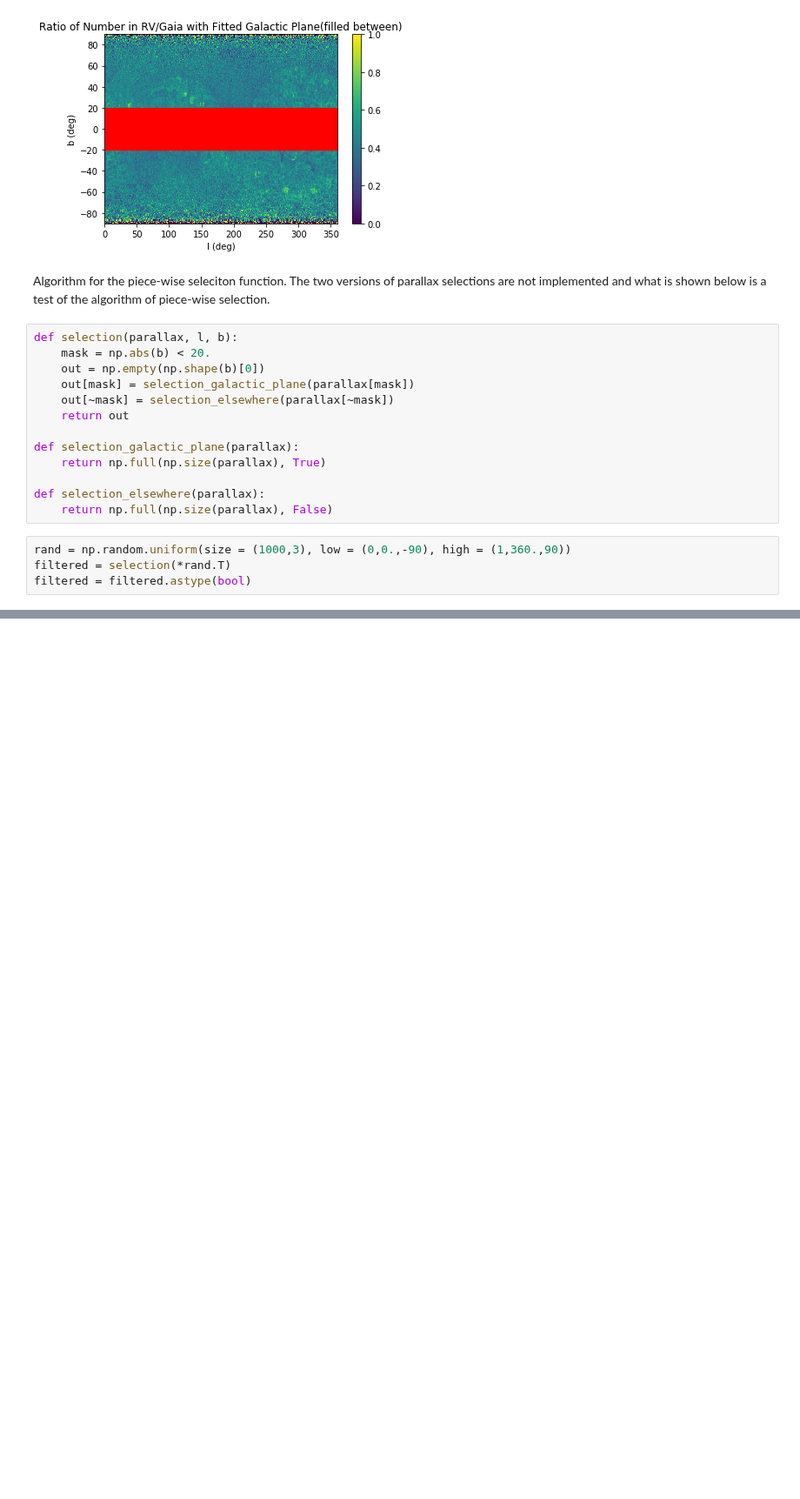
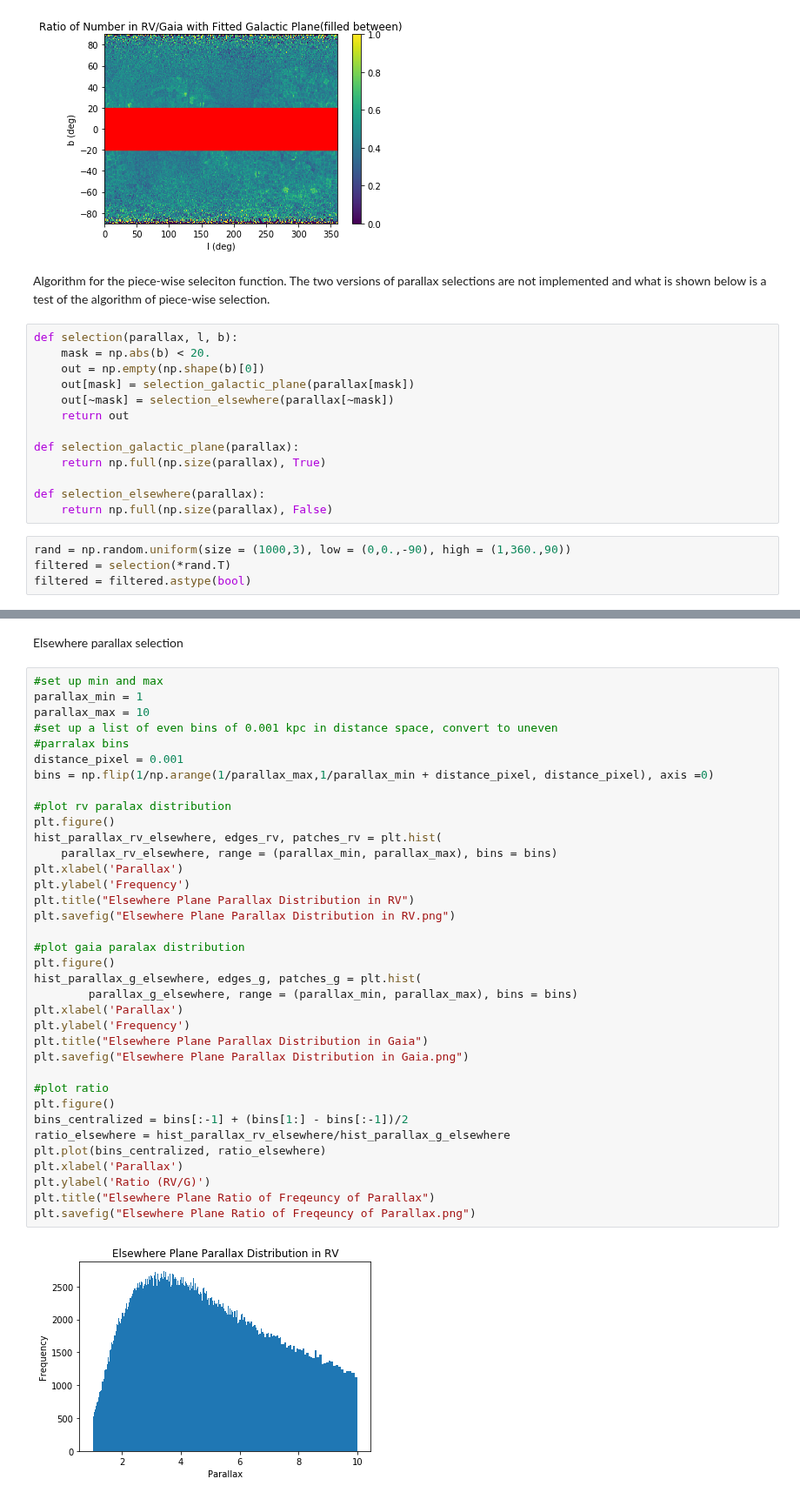
Before and after one commit to mwbub/Gaia-I3, a Jupyter notebook: Code/selection/parallax selection with galactic plane/Selection with Galactic Plane (galactic coordinate).ipynb, the cells around one changed output, grey strips where cells are left out. Shown at 87% size. Saved outputs shown, nothing was run; the diff lists cells and outputs as text; blank space fills up the shorter version.

```diff
--- a/Code/selection/parallax selection with galactic plane/Selection with Galactic Plane (galactic coordinate).ipynb
+++ b/Code/selection/parallax selection with galactic plane/Selection with Galactic Plane (galactic coordinate).ipynb
@@ -179,0 +224,40 @@ b_g_galactic = b_g[g_galactic_mask]]
+# %% [markdown]
+Elsewhere parallax selection
+# %%
+#set up min and max
+parallax_min = 1
+parallax_max = 10
+#set up a list of even bins of 0.001 kpc in distance space, convert to uneven
+#parralax bins
+distance_pixel = 0.001
+bins = np.flip(1/np.arange(1/parallax_max,1/parallax_min + distance_pixel, distance_pixel), axis =0)
+
+#plot rv paralax distribution
+plt.figure()
+hist_parallax_rv_elsewhere, edges_rv, patches_rv = plt.hist(
+    parallax_rv_elsewhere, range = (parallax_min, parallax_max), bins = bins)
+plt.xlabel('Parallax')
+plt.ylabel('Frequency')
+plt.title("Elsewhere Plane Parallax Distribution in RV")
+plt.savefig("Elsewhere Plane Parallax Distribution in RV.png")
+
+#plot gaia paralax distribution
+plt.figure()
+hist_parallax_g_elsewhere, edges_g, patches_g = plt.hist(
+        parallax_g_elsewhere, range = (parallax_min, parallax_max), bins = bins)
+plt.xlabel('Parallax')
+plt.ylabel('Frequency')
+plt.title("Elsewhere Plane Parallax Distribution in Gaia")
+plt.savefig("Elsewhere Plane Parallax Distribution in Gaia.png")
+
+#plot ratio
+plt.figure()
+bins_centralized = bins[:-1] + (bins[1:] - bins[:-1])/2
+ratio_elsewhere = hist_parallax_rv_elsewhere/hist_parallax_g_elsewhere
+plt.plot(bins_centralized, ratio_elsewhere)
+plt.xlabel('Parallax')
+plt.ylabel('Ratio (RV/G)')
+plt.title("Elsewhere Plane Ratio of Freqeuncy of Parallax")
+plt.savefig("Elsewhere Plane Ratio of Freqeuncy of Parallax.png")
+# %% [output]
+[figure, added]
```
Also changed, not shown: parts of 7 cells of this notebook, 11 other files.
